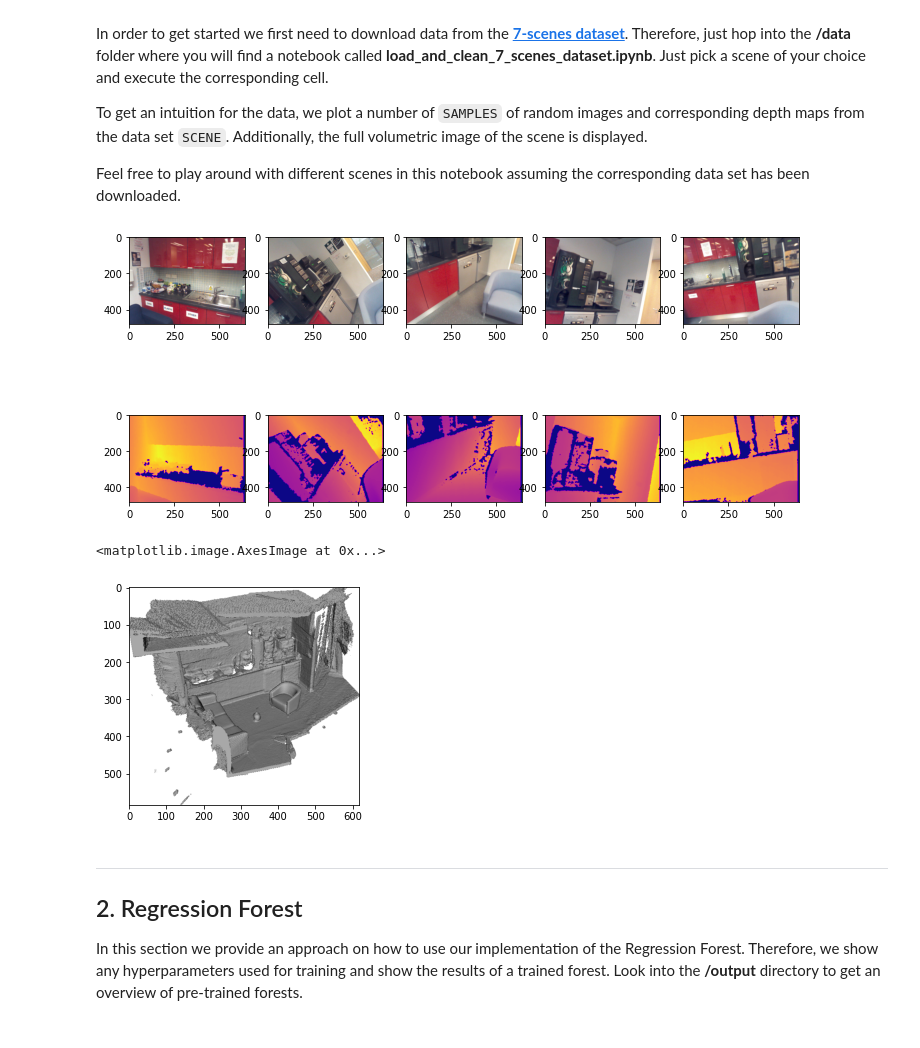
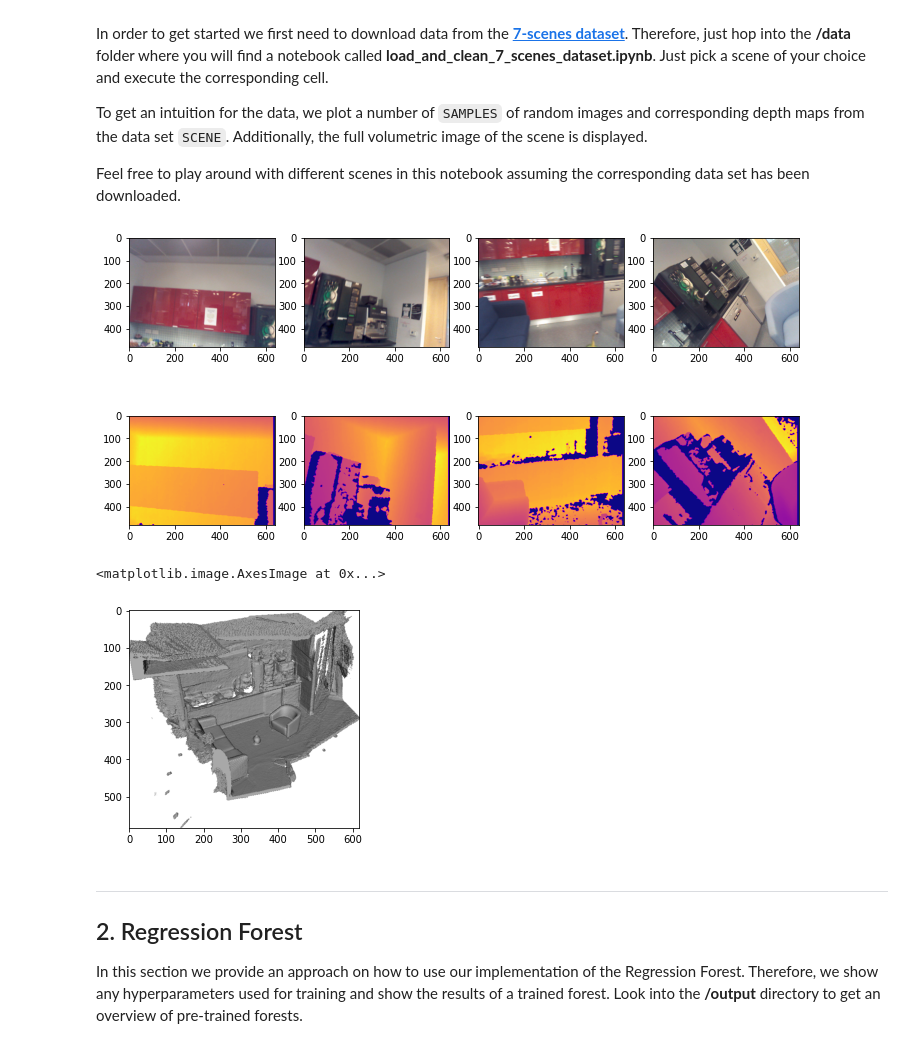
Before and after one commit to JasonPy/3dcv-mini-project, a Jupyter notebook: demo.ipynb, the cells around one changed output. Saved outputs shown, nothing was run; the diff lists cells and outputs as text; code cells hidden in the pictures.

```diff
--- a/demo.ipynb
+++ b/demo.ipynb
@@ -19,30 +19,30 @@ Feel free to play around with different scenes in this notebook assuming the cor
 # %%
 import numpy as np
 import matplotlib.pyplot as plt
 from PIL import Image
 from source.data_loader import DataLoader
 
 SCENE = "pumpkin"         # one of the scenes (name of folder in /data)
 DATA_PATH = "./data"    # directory where image data is stored
-SAMPLES = 5             # images to display
+SAMPLES = 4             # images to display
 
 # load the data set
 loader = DataLoader(DATA_PATH)
 indices = np.random.choice(loader.get_dataset_length(SCENE), SAMPLES, replace = False)
 images, depths, poses = loader.load_dataset(SCENE, indices)
 
 # plot random images
 _, axes = plt.subplots(2, SAMPLES, figsize=(12,6))
 for i in range(SAMPLES):
     axes[0,i].imshow(np.swapaxes(images[i], 1, 0))
     axes[1,i].imshow(depths[i].T, cmap=plt.get_cmap("plasma"))
 plt.show()
 
 # plot volume
 full_scene = np.array(Image.open(f"./data/{SCENE}/{SCENE}.png"))
 plt.imshow(full_scene)
 # %% [output]
-[figure, old version]
+[figure, new version]
 <matplotlib.image.AxesImage at 0x...>
 [figure]
 # %% [markdown]
```
Also changed, not shown: parts of 14 cells of this notebook.
